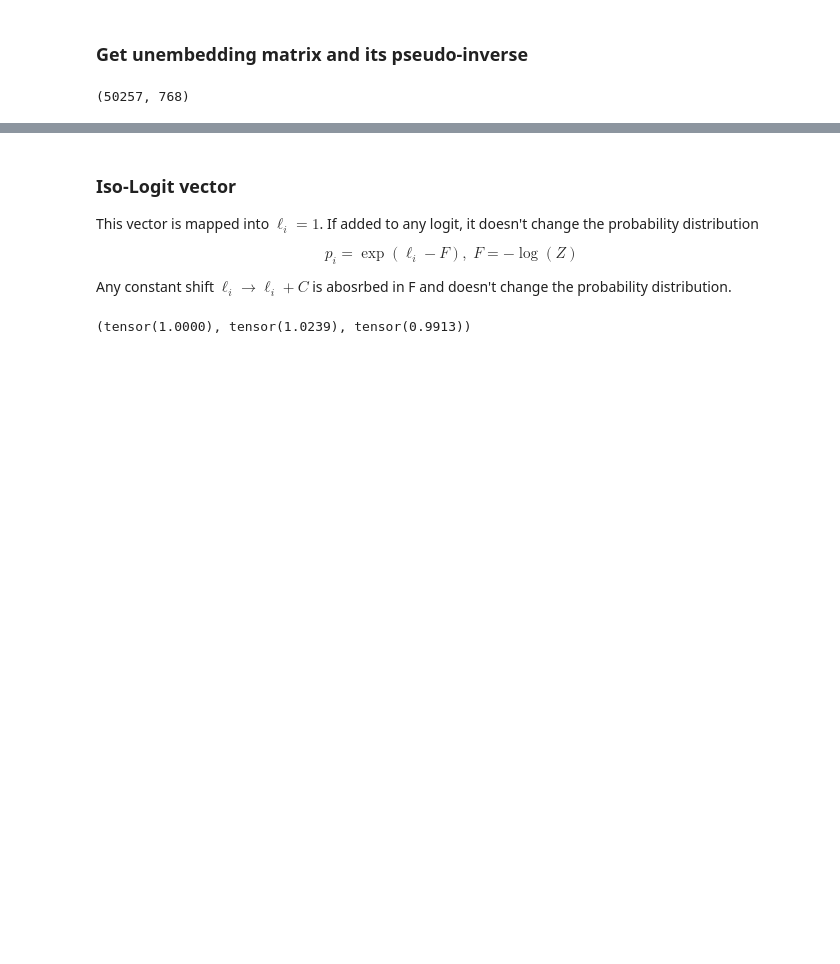
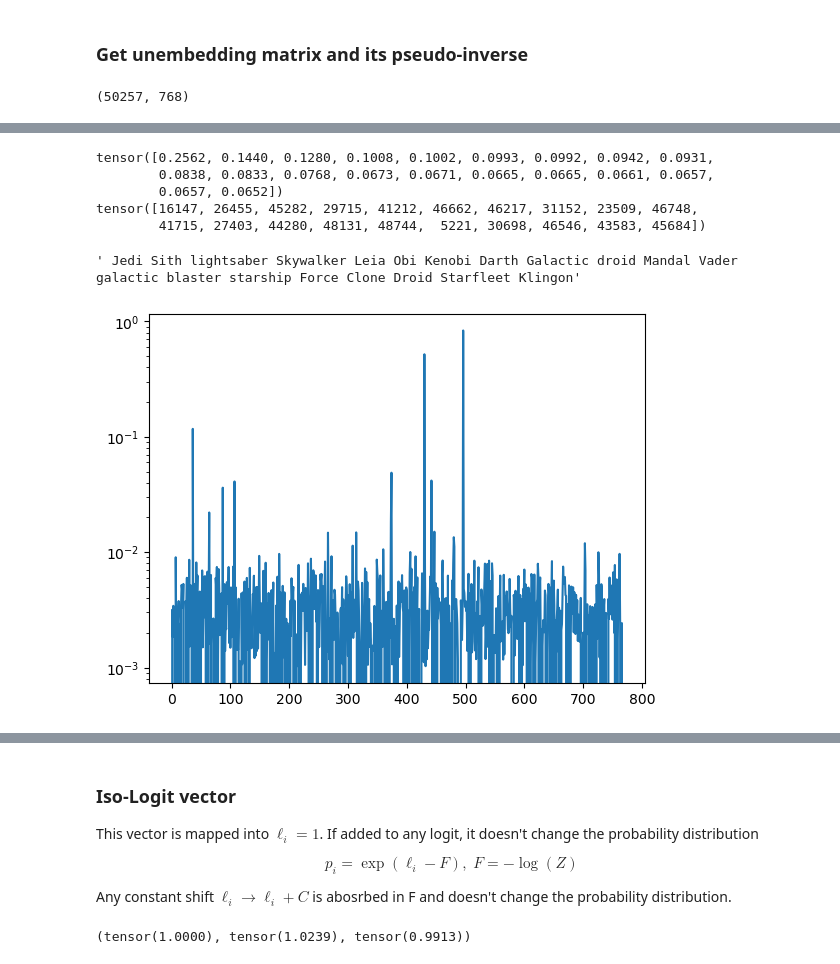
Before and after one commit to timinar/transformer-capacity, a Jupyter notebook: 2023-11-03-IT-iso-logit-directions-gpt2.ipynb, the cells around one changed output, grey strips where cells are left out. Cells and saved outputs as stored; diff of their text form; code cells hidden in the pictures; blank space fills up the shorter version.

```diff
--- a/2023-11-03-IT-iso-logit-directions-gpt2.ipynb
+++ b/2023-11-03-IT-iso-logit-directions-gpt2.ipynb
@@ -33,0 +210,20 @@ pinvWai = np.linalg.pinv(Wai)
+# %%
+t_ex = pinvWai[:,tokenizer.encode(" Jedi")[0]]
+t_ex = t_ex / np.linalg.norm(t_ex)
+
+t_ex[np.abs(t_ex) < 1e-3] = 0.0
+
+plt.semilogy(np.abs(t_ex))
+
+values, indices = torch.topk(torch.tensor(Wai @ t_ex),k = 20)
+print(values)
+print(indices)
+tokenizer.decode(indices)
+# %% [output]
+tensor([0.2562, 0.1440, 0.1280, 0.1008, 0.1002, 0.0993, 0.0992, 0.0942, 0.0931,
+        0.0838, 0.0833, 0.0768, 0.0673, 0.0671, 0.0665, 0.0665, 0.0661, 0.0657,
+        0.0657, 0.0652])
+tensor([16147, 26455, 45282, 29715, 41212, 46662, 46217, 31152, 23509, 46748,
+        41715, 27403, 44280, 48131, 48744,  5221, 30698, 46546, 43583, 45684])
+' Jedi Sith lightsaber Skywalker Leia Obi Kenobi Darth Galactic droid Mandal Vader galactic blaster starship Force Clone Droid Starfleet Klingon'
+[figure, added]
```
Also changed, not shown: parts of 49 cells of this notebook, 2 other files.
